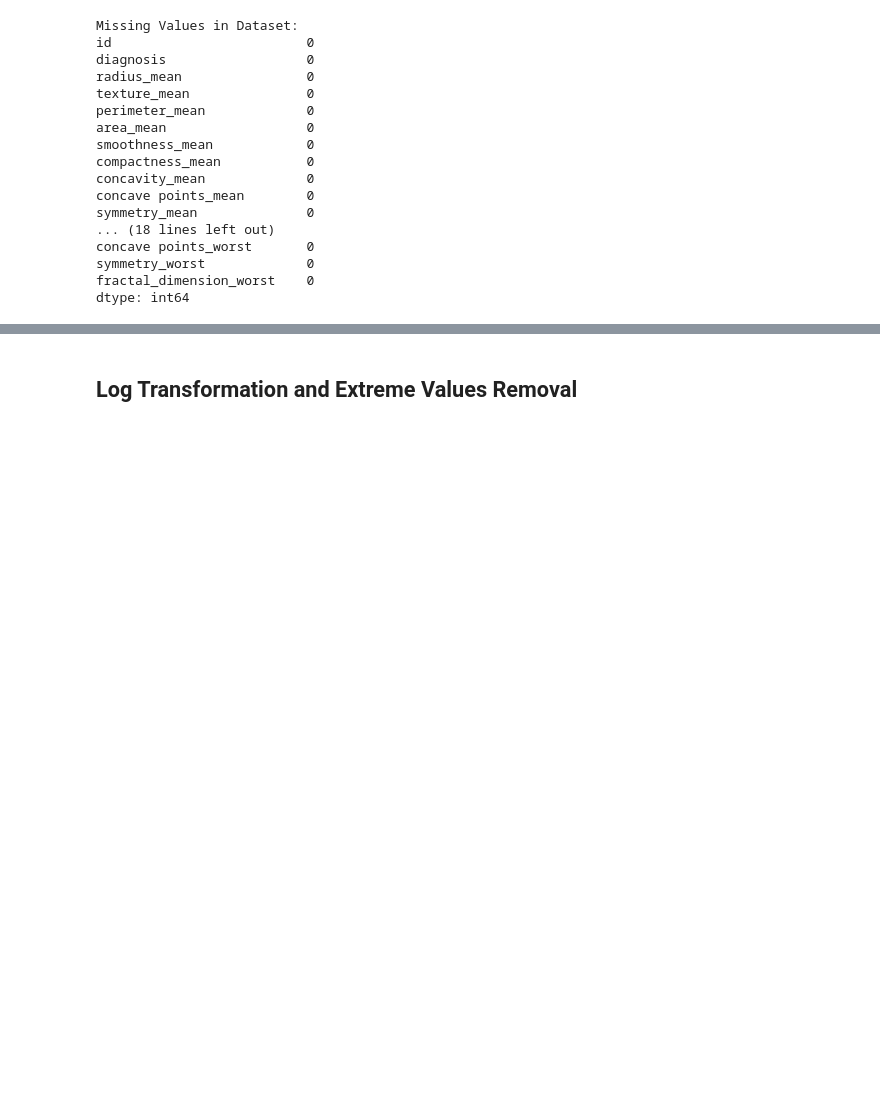
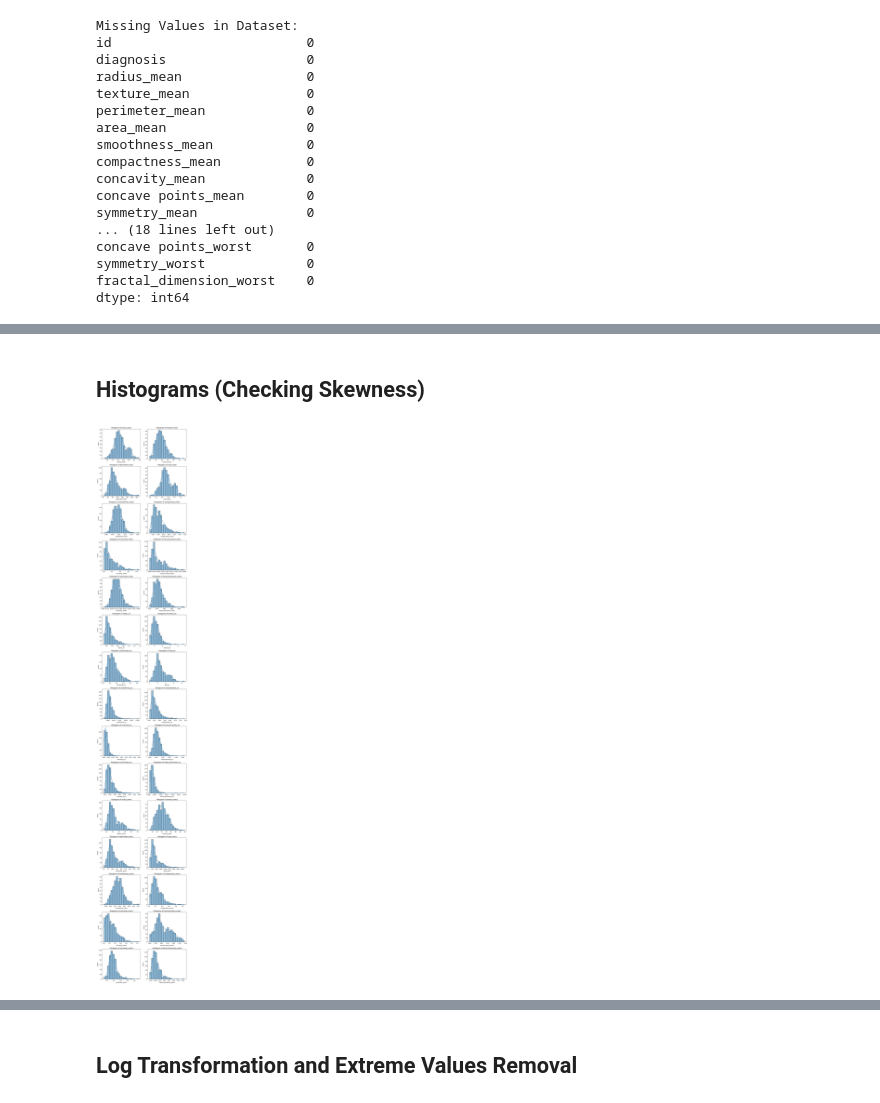
Before and after one commit to johnatorres226/python-breast-cancer, a Jupyter notebook: src/analysis.ipynb, the cells around one changed output, grey strips where cells are left out. Cells and saved outputs as stored; diff of their text form; code cells hidden in the pictures; blank space fills up the shorter version.

```diff
--- a/src/analysis.ipynb
+++ b/src/analysis.ipynb
@@ -167,0 +204,27 @@ Outliers sorted A-Z:
+# %% [markdown]
+## Histograms (Checking Skewness)
+# %%
+# Exclude specific variables (var1 and var2)
+excluded_vars = ['id', 'diagnosis']
+df_filtered = df.drop(columns=excluded_vars)
+
+# Number of remaining variables
+num_vars = len(df_filtered.columns)
+
+# Dynamically calculate grid size
+rows = math.ceil(num_vars / 2)  # Adjust number of rows
+cols = min(2, num_vars)  # Max 2 columns per row
+
+# Set plot size
+plt.figure(figsize=(cols * 5, rows * 4))
+
+# Loop through remaining numerical columns
+for i, col in enumerate(df_filtered.columns, 1):
+    plt.subplot(rows, cols, i)
+    sns.histplot(df_filtered[col], bins=20, kde=True)
+    plt.title(f'Histogram of {col}')
+
+plt.tight_layout()
+plt.show()
+# %% [output]
+[figure, added]
```
Also changed, not shown: parts of 8 cells of this notebook, 1 other file.
